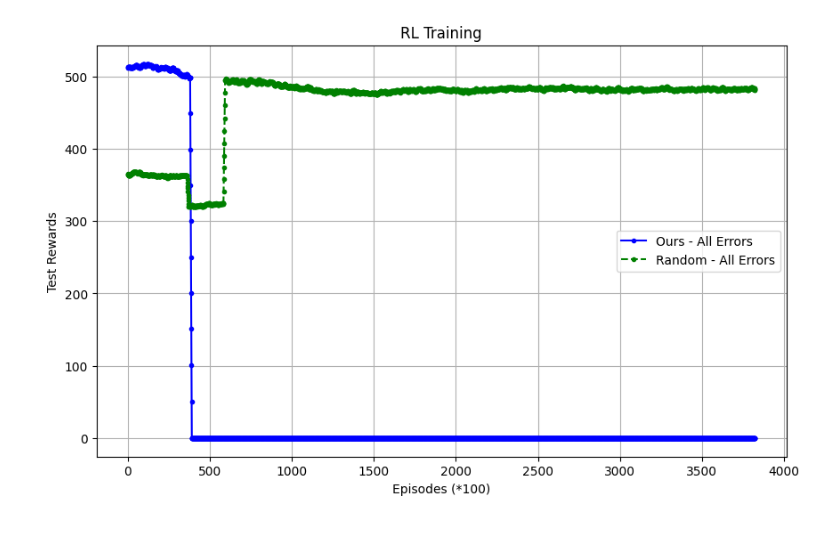
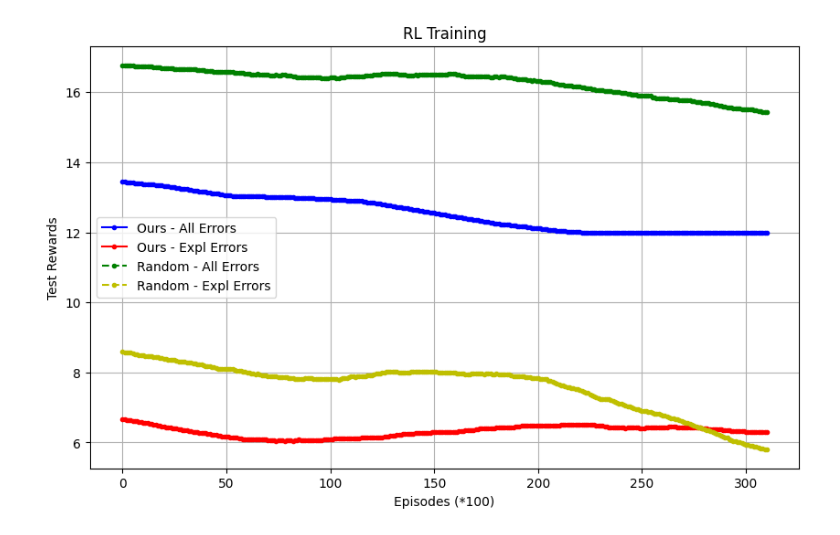
Before and after one commit to yaorong0921/RLAuditor, a Jupyter notebook: result_vis.ipynb, the cells around one changed output. Cells and saved outputs as stored; diff of their text form; code cells hidden in the pictures.

```diff
--- a/result_vis.ipynb
+++ b/result_vis.ipynb
@@ -2,21 +2,21 @@
 import pickle
 import matplotlib.pyplot as plt
 
-with open('expl_statistics_1000steps.pkl', 'rb') as file:
+with open('../vu2/RL4Auditing/tabular/expl_diversity_statistics_20steps.pkl', 'rb') as file:
     data = pickle.load(file)
 # Extract every 1000th element
 selected_elements = data["test_reward"]
 selected_elements_expl = data["test_reward_expl"]
 
 
-with open('part_noexpl_statistics_1000steps.pkl', 'rb') as file:
+with open('../vu2/RL4Auditing/tabular/expl_diversity_statistics_30steps.pkl', 'rb') as file:
     data = pickle.load(file)
 # Extract every 1000th element
 random_selected_elements = data["test_reward"]
 random_selected_elements_expl = data["test_reward_expl"]
 
 
-window_size = 10
+window_size = 100
 averages = []
 averages_explain = []
 
@@ -31,33 +31,33 @@ if len(random_selected_elements) >= window_size:
         average = sum(window) / window_size
         averages.append(average)
 
         window2 = selected_elements_expl[i - window_size:i]
         average2 = sum(window2) / window_size
 
         averages_explain.append(average2)
 
         window = random_selected_elements[i - window_size:i]
         average = sum(window) / window_size
         random_averages.append(average)
 
         window2 = random_selected_elements_expl[i - window_size:i]
         average2 = sum(window2) / window_size
 
         random_averages_explain.append(average2)
 # Create corresponding x-axis values (iterations)
 iterations = list(range(len(random_averages_explain)))
 
 # Plot the selected elements
 plt.figure(figsize=(10, 6))
 plt.plot(iterations, averages, marker='.', linestyle='-', color='b', label='Ours - All Errors')
-# plt.plot(iterations, averages_explain, marker='.', linestyle='-', color='r', label='Ours - Expl Errors')
+plt.plot(iterations, averages_explain, marker='.', linestyle='-', color='r', label='Ours - Expl Errors')
 plt.plot(iterations, random_averages, marker='.', linestyle='--', color='g', label='Random - All Errors')
-# plt.plot(iterations, random_averages_explain, marker='.', linestyle='--', color='y', label='Random - Expl Errors')
+plt.plot(iterations, random_averages_explain, marker='.', linestyle='--', color='y', label='Random - Expl Errors')
 plt.xlabel('Episodes (*100)')
 plt.ylabel('Test Rewards')
 plt.title('RL Training')
 plt.legend()
 plt.grid()
 plt.show()
 # %% [output]
-[figure, old version]
+[figure, new version]
```
Also changed, not shown: 1 other file.
